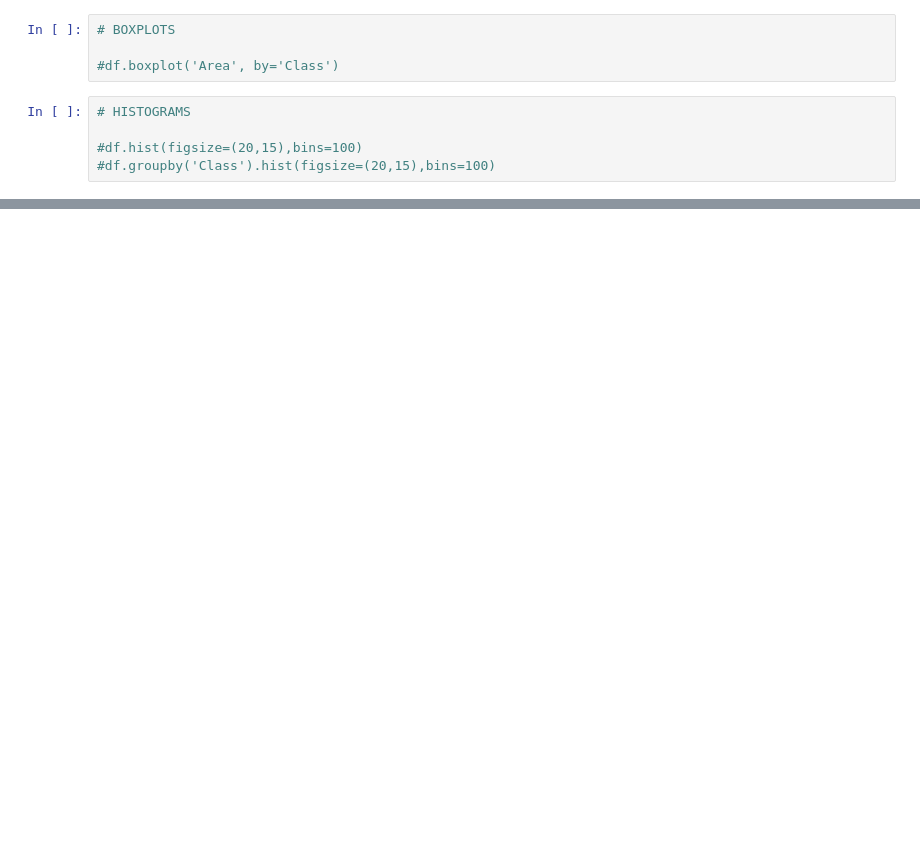
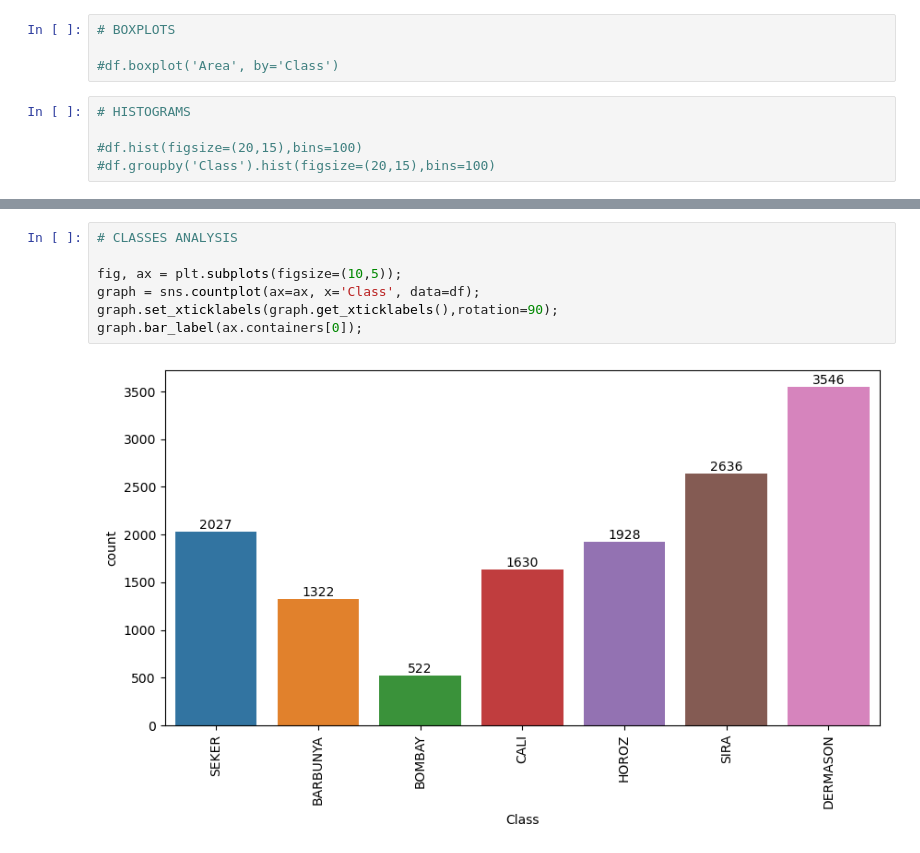
Before and after one commit to samuponz/drybeans, a Jupyter notebook: DM.ipynb, the cells around one changed output, grey strips where cells are left out. Cells and saved outputs as stored; diff of their text form; blank space fills up the shorter version.

```diff
--- a/DM.ipynb
+++ b/DM.ipynb
@@ -68,0 +74,9 @@ sns.heatmap( HIGH_CORR ,annot=True,linewidths=.5, ax=ax, cmap='Reds')
+# %%
+# CLASSES ANALYSIS
+
+fig, ax = plt.subplots(figsize=(10,5));
+graph = sns.countplot(ax=ax, x='Class', data=df);
+graph.set_xticklabels(graph.get_xticklabels(),rotation=90);
+graph.bar_label(ax.containers[0]);
+# %% [output]
+[figure, added]
```
Also changed, not shown: parts of 3 cells of this notebook.
